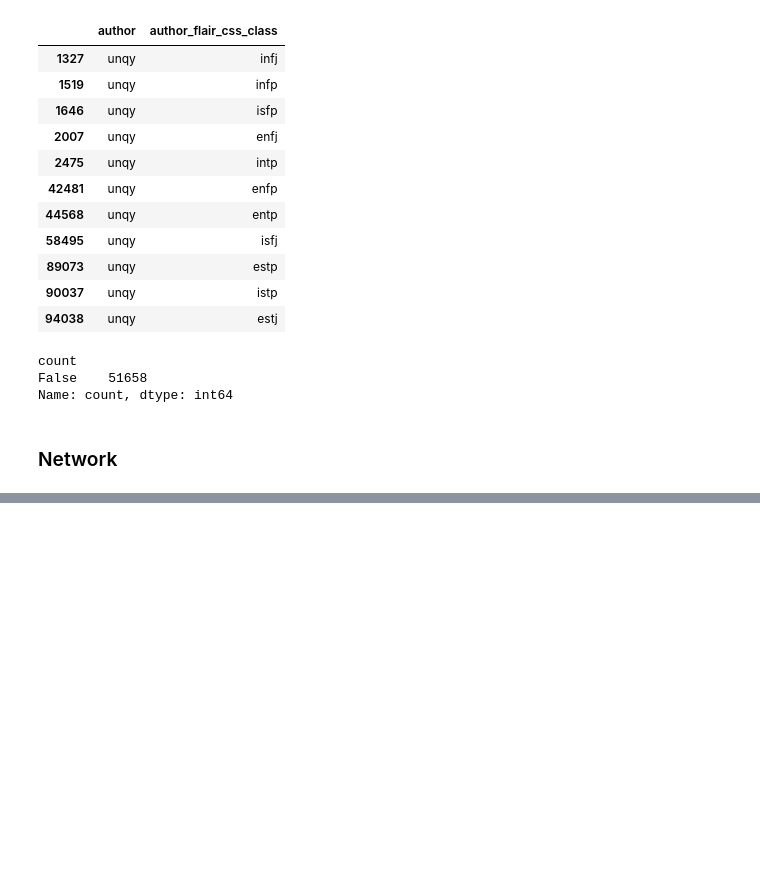
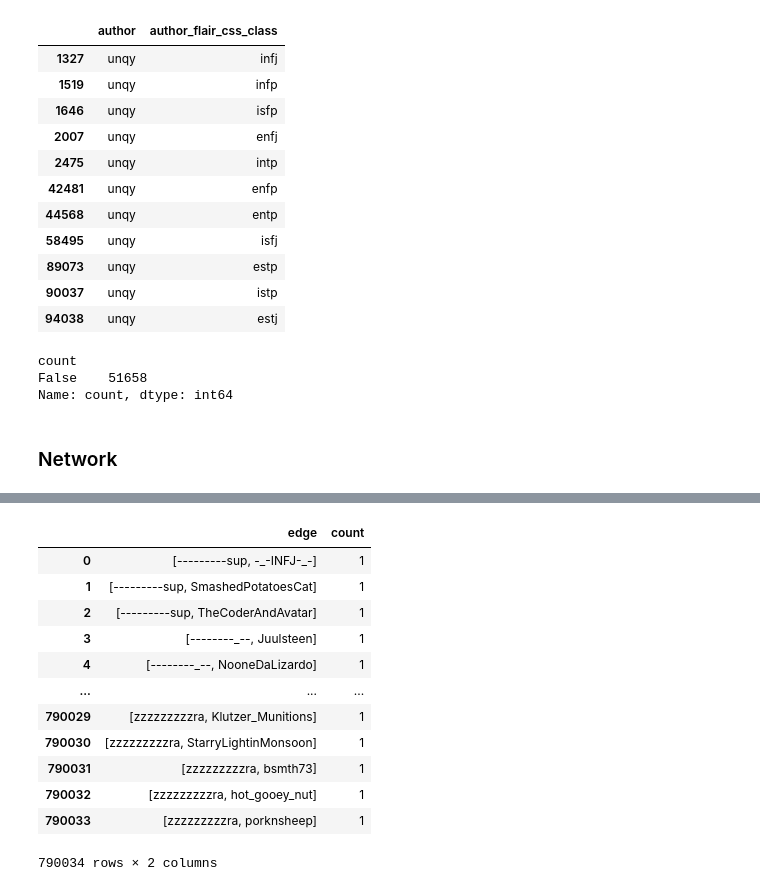
Before and after one commit to gmg00/SNA, a Jupyter notebook: EDA2.ipynb, the cells around one changed output, grey strips where cells are left out. Cells and saved outputs as stored; diff of their text form; code cells hidden in the pictures; blank space fills up the shorter version.

```diff
--- a/EDA2.ipynb
+++ b/EDA2.ipynb
@@ -119,0 +137,16 @@ Name: count, dtype: int64
+# %%
+grouped_df
+# %% [output]
+|  | edge | count |
+| 0 | [---------sup, -_-INFJ-_-] | 1 |
+| 1 | [---------sup, SmashedPotatoesCat] | 1 |
+| 2 | [---------sup, TheCoderAndAvatar] | 1 |
+| 3 | [--------_--, Juulsteen] | 1 |
+| 4 | [--------_--, NooneDaLizardo] | 1 |
+| ... | ... | ... |
+| 790029 | [zzzzzzzzzra, Klutzer_Munitions] | 1 |
+| 790030 | [zzzzzzzzzra, StarryLightinMonsoon] | 1 |
+| 790031 | [zzzzzzzzzra, bsmth73] | 1 |
+| 790032 | [zzzzzzzzzra, hot_gooey_nut] | 1 |
+| 790033 | [zzzzzzzzzra, porknsheep] | 1 |
+790034 rows × 2 columns
```
Also changed, not shown: parts of 8 cells of this notebook.
